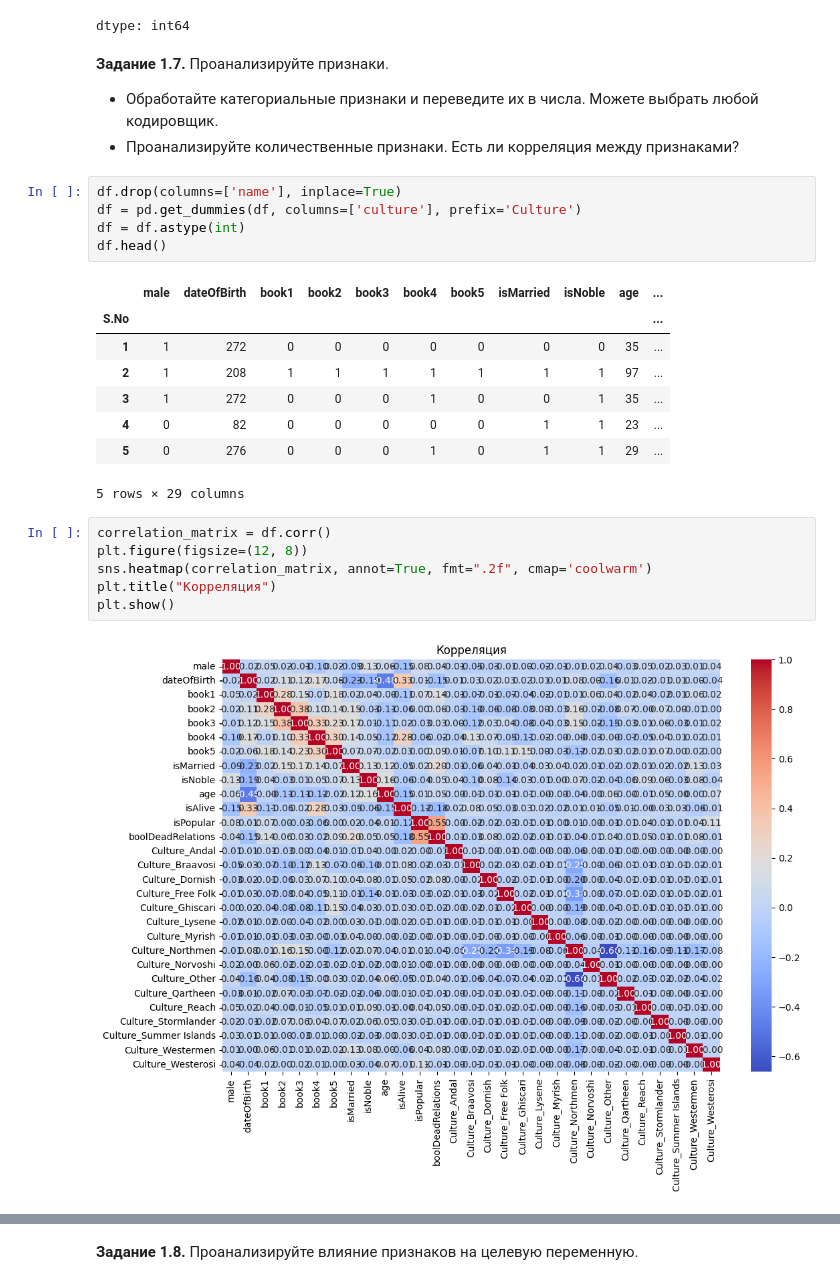
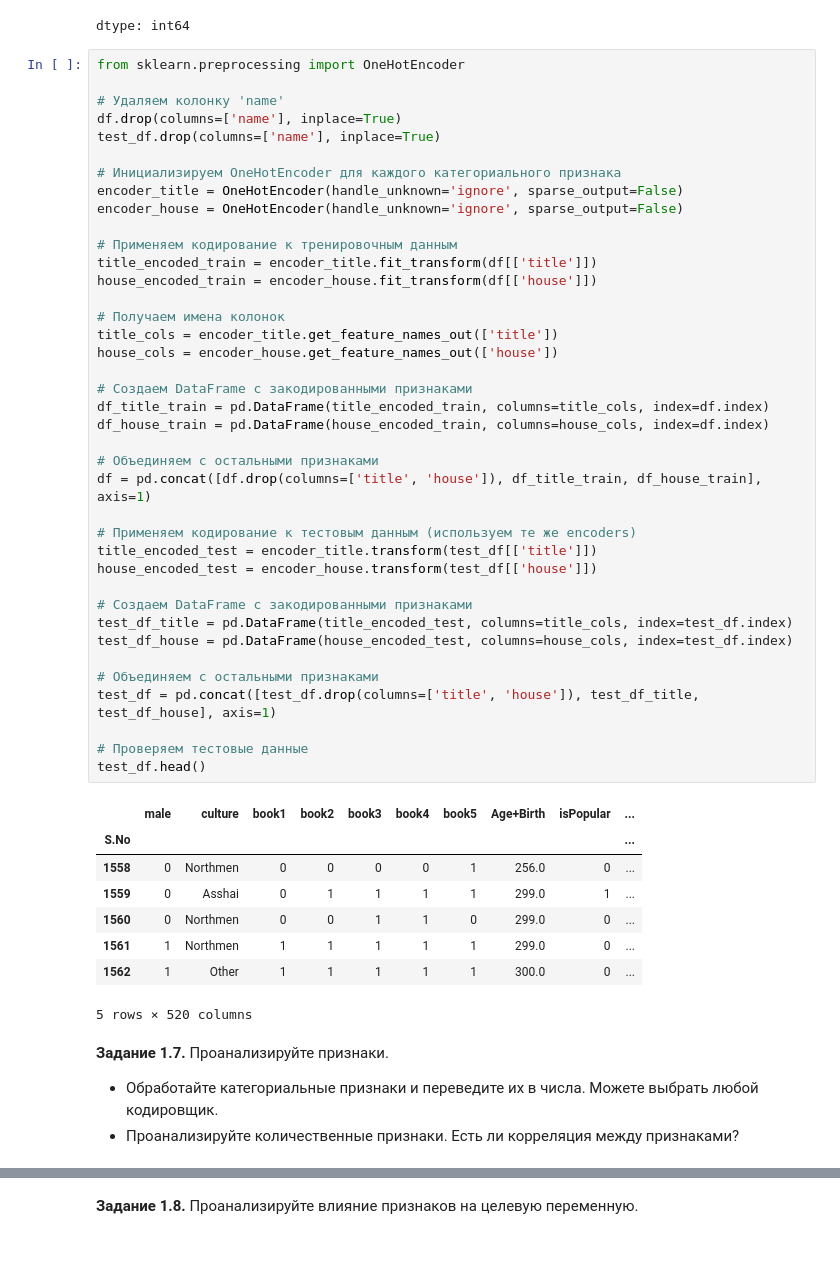
Before and after one commit to OldPetyaTrucker/MuratSamsung, a Jupyter notebook: week_01_ml_intro/Homework/hw_1_game_of_thrones.ipynb, the cells around one changed output, grey strips where cells are left out. Drawn from its saved outputs; the diff is of its cells as text; blank space fills up the shorter version.

```diff
--- a/week_01_ml_intro/Homework/hw_1_game_of_thrones.ipynb
+++ b/week_01_ml_intro/Homework/hw_1_game_of_thrones.ipynb
@@ -349,29 +352,55 @@ df['isAlive'].value_counts()
 | 1 | 1212 |
 | 0 | 345 |
 dtype: int64
+# %%
+from sklearn.preprocessing import OneHotEncoder
+
+# Удаляем колонку 'name'
+df.drop(columns=['name'], inplace=True)
+test_df.drop(columns=['name'], inplace=True)
+
+# Инициализируем OneHotEncoder для каждого категориального признака
+encoder_title = OneHotEncoder(handle_unknown='ignore', sparse_output=False)
+encoder_house = OneHotEncoder(handle_unknown='ignore', sparse_output=False)
+
+# Применяем кодирование к тренировочным данным
+title_encoded_train = encoder_title.fit_transform(df[['title']])
+house_encoded_train = encoder_house.fit_transform(df[['house']])
+
+# Получаем имена колонок
+title_cols = encoder_title.get_feature_names_out(['title'])
+house_cols = encoder_house.get_feature_names_out(['house'])
+
+# Создаем DataFrame с закодированными признаками
+df_title_train = pd.DataFrame(title_encoded_train, columns=title_cols, index=df.index)
+df_house_train = pd.DataFrame(house_encoded_train, columns=house_cols, index=df.index)
+
+# Объединяем с остальными признаками
+df = pd.concat([df.drop(columns=['title', 'house']), df_title_train, df_house_train], axis=1)
+
+# Применяем кодирование к тестовым данным (используем те же encoders)
+title_encoded_test = encoder_title.transform(test_df[['title']])
+house_encoded_test = encoder_house.transform(test_df[['house']])
+
+# Создаем DataFrame с закодированными признаками
+test_df_title = pd.DataFrame(title_encoded_test, columns=title_cols, index=test_df.index)
+test_df_house = pd.DataFrame(house_encoded_test, columns=house_cols, index=test_df.index)
+
+# Объединяем с остальными признаками
+test_df = pd.concat([test_df.drop(columns=['title', 'house']), test_df_title, test_df_house], axis=1)
+
+# Проверяем тестовые данные
+test_df.head()
+# %% [output]
+|  | male | culture | book1 | book2 | book3 | book4 | book5 | Age+Birth | isPopular | ... |
+| S.No |  |  |  |  |  |  |  |  |  | ... |
+| 1558 | 0 | Northmen | 0 | 0 | 0 | 0 | 1 | 256.0 | 0 | ... |
+| 1559 | 0 | Asshai | 0 | 1 | 1 | 1 | 1 | 299.0 | 1 | ... |
+| 1560 | 0 | Northmen | 0 | 0 | 1 | 1 | 0 | 299.0 | 0 | ... |
+| 1561 | 1 | Northmen | 1 | 1 | 1 | 1 | 1 | 299.0 | 0 | ... |
+| 1562 | 1 | Other | 1 | 1 | 1 | 1 | 1 | 300.0 | 0 | ... |
+5 rows × 520 columns
 # %% [markdown]
 **Задание 1.7.** Проанализируйте признаки.
   * Обработайте категориальные признаки и переведите их в числа. Можете выбрать любой кодировщик.
   * Проанализируйте количественные признаки. Есть ли корреляция между признаками?
-# %%
-df.drop(columns=['name'], inplace=True)
-df = pd.get_dummies(df, columns=['culture'], prefix='Culture')
-df = df.astype(int)
-df.head()
-# %% [output]
-|  | male | dateOfBirth | book1 | book2 | book3 | book4 | book5 | isMarried | isNoble | age | ... |
-| S.No |  |  |  |  |  |  |  |  |  |  | ... |
-| 1 | 1 | 272 | 0 | 0 | 0 | 0 | 0 | 0 | 0 | 35 | ... |
-| 2 | 1 | 208 | 1 | 1 | 1 | 1 | 1 | 1 | 1 | 97 | ... |
-| 3 | 1 | 272 | 0 | 0 | 0 | 1 | 0 | 0 | 1 | 35 | ... |
-| 4 | 0 | 82 | 0 | 0 | 0 | 0 | 0 | 1 | 1 | 23 | ... |
-| 5 | 0 | 276 | 0 | 0 | 0 | 1 | 0 | 1 | 1 | 29 | ... |
-5 rows × 29 columns
-# %%
-correlation_matrix = df.corr()
-plt.figure(figsize=(12, 8))
-sns.heatmap(correlation_matrix, annot=True, fmt=".2f", cmap='coolwarm')
-plt.title("Корреляция")
-plt.show()
-# %% [output]
-[figure, removed]
```
Also changed, not shown: parts of 20 cells of this notebook.
